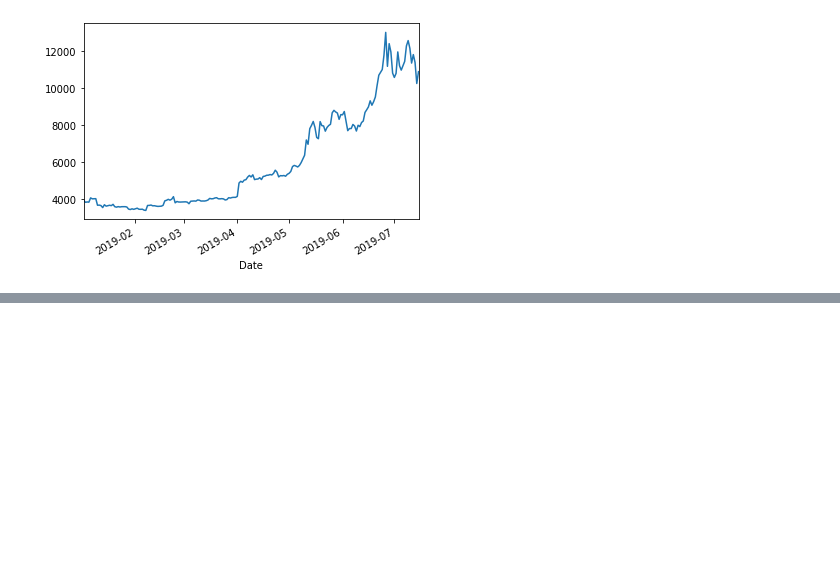
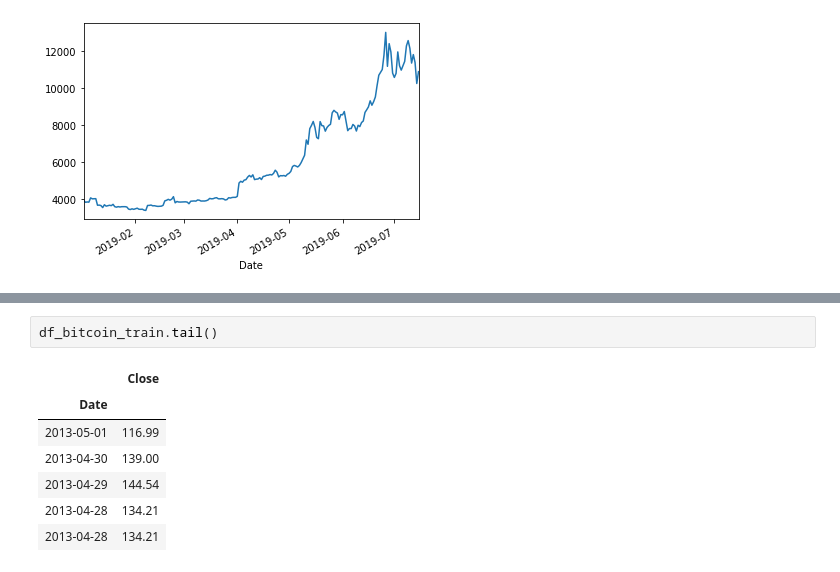
Before and after one commit to DhanushkaAbeyratne/Bitcoin-Price-Prediction---ARIMA, a Jupyter notebook: BTC-ARIMA.ipynb, the cells around one changed output, grey strips where cells are left out. Saved outputs shown, nothing was run; the diff lists cells and outputs as text; blank space fills up the shorter version.

```diff
--- a/BTC-ARIMA.ipynb
+++ b/BTC-ARIMA.ipynb
@@ -37,0 +43,10 @@ sns.pairplot(df_bitcoin)
+# %%
+df_bitcoin_train.tail()
+# %% [output]
+|  | Close |
+| Date |  |
+| 2013-05-01 | 116.99 |
+| 2013-04-30 | 139.00 |
+| 2013-04-29 | 144.54 |
+| 2013-04-28 | 134.21 |
+| 2013-04-28 | 134.21 |
```
Also changed, not shown: parts of 11 cells of this notebook.
